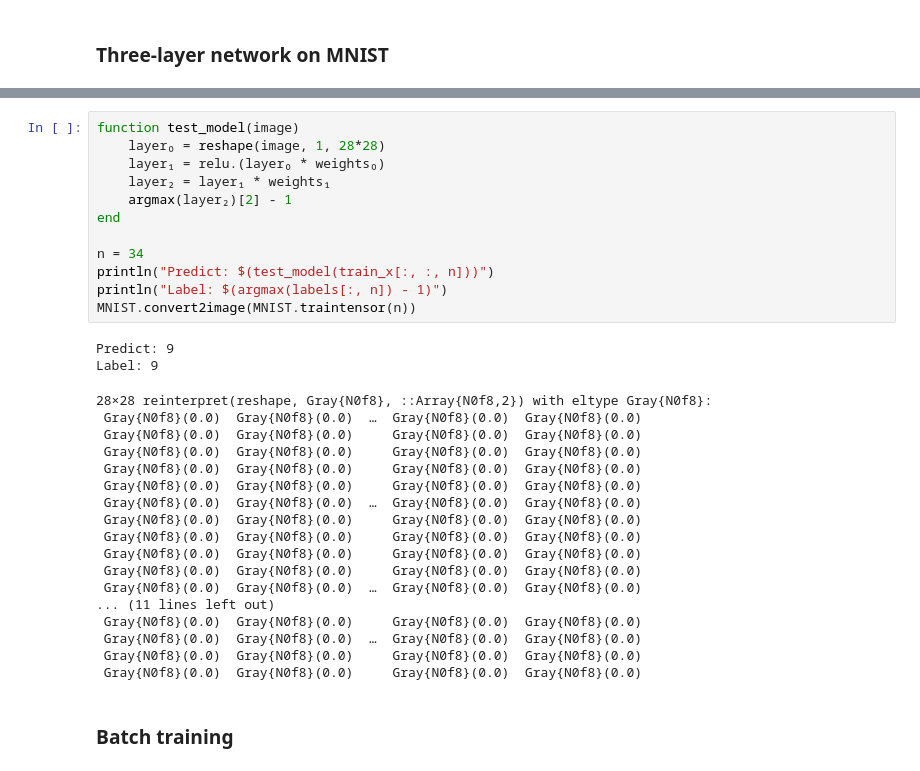
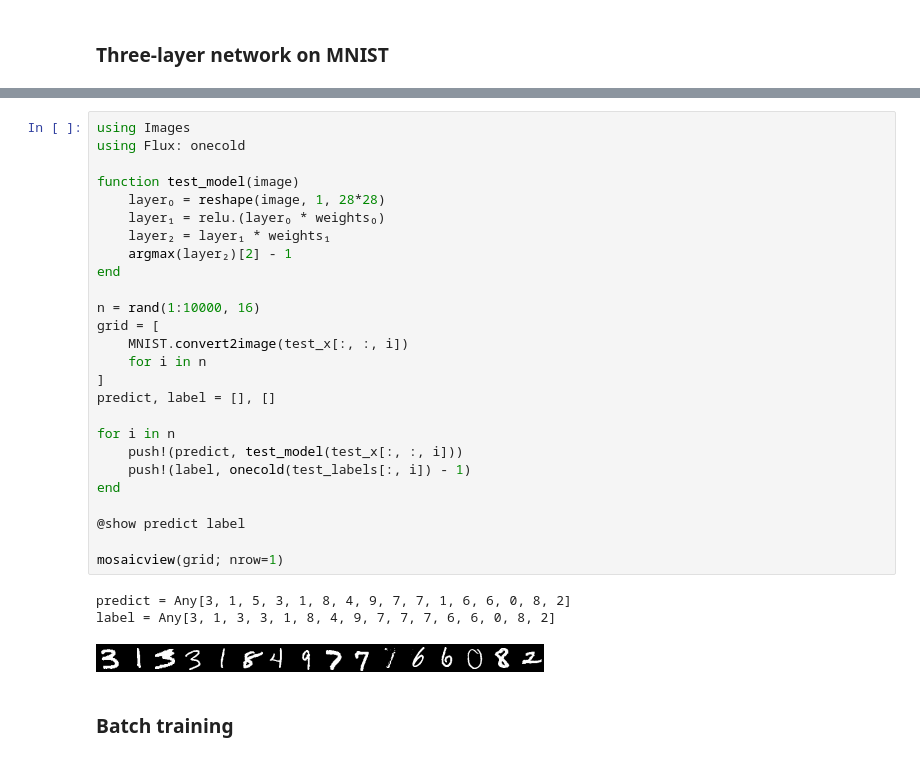
Before and after one commit to tudoanh/machine-learning, a Jupyter notebook: Learn ML.ipynb, the cells around one changed output, grey strips where cells are left out. Drawn from its saved outputs; the diff is of its cells as text.

```diff
--- a/Learn ML.ipynb
+++ b/Learn ML.ipynb
@@ -367,34 +366,32 @@ test_correct = 0.8829
-# %%
-function test_model(image)
-    layer₀ = reshape(image, 1, 28*28)
-    layer₁ = relu.(layer₀ * weights₀)
-    layer₂ = layer₁ * weights₁
-    argmax(layer₂)[2] - 1
-end
-
-n = 34
-println("Predict: $(test_model(train_x[:, :, n]))")
-println("Label: $(argmax(labels[:, n]) - 1)")
-MNIST.convert2image(MNIST.traintensor(n))
-# %% [output]
-Predict: 9
-Label: 9
-28×28 reinterpret(reshape, Gray{N0f8}, ::Array{N0f8,2}) with eltype Gray{N0f8}:
- Gray{N0f8}(0.0)  Gray{N0f8}(0.0)  …  Gray{N0f8}(0.0)  Gray{N0f8}(0.0)
- Gray{N0f8}(0.0)  Gray{N0f8}(0.0)     Gray{N0f8}(0.0)  Gray{N0f8}(0.0)
- Gray{N0f8}(0.0)  Gray{N0f8}(0.0)     Gray{N0f8}(0.0)  Gray{N0f8}(0.0)
- Gray{N0f8}(0.0)  Gray{N0f8}(0.0)     Gray{N0f8}(0.0)  Gray{N0f8}(0.0)
- Gray{N0f8}(0.0)  Gray{N0f8}(0.0)     Gray{N0f8}(0.0)  Gray{N0f8}(0.0)
- Gray{N0f8}(0.0)  Gray{N0f8}(0.0)  …  Gray{N0f8}(0.0)  Gray{N0f8}(0.0)
- Gray{N0f8}(0.0)  Gray{N0f8}(0.0)     Gray{N0f8}(0.0)  Gray{N0f8}(0.0)
- Gray{N0f8}(0.0)  Gray{N0f8}(0.0)     Gray{N0f8}(0.0)  Gray{N0f8}(0.0)
- Gray{N0f8}(0.0)  Gray{N0f8}(0.0)     Gray{N0f8}(0.0)  Gray{N0f8}(0.0)
- Gray{N0f8}(0.0)  Gray{N0f8}(0.0)     Gray{N0f8}(0.0)  Gray{N0f8}(0.0)
- Gray{N0f8}(0.0)  Gray{N0f8}(0.0)  …  Gray{N0f8}(0.0)  Gray{N0f8}(0.0)
-... (11 lines left out)
- Gray{N0f8}(0.0)  Gray{N0f8}(0.0)     Gray{N0f8}(0.0)  Gray{N0f8}(0.0)
- Gray{N0f8}(0.0)  Gray{N0f8}(0.0)  …  Gray{N0f8}(0.0)  Gray{N0f8}(0.0)
- Gray{N0f8}(0.0)  Gray{N0f8}(0.0)     Gray{N0f8}(0.0)  Gray{N0f8}(0.0)
- Gray{N0f8}(0.0)  Gray{N0f8}(0.0)     Gray{N0f8}(0.0)  Gray{N0f8}(0.0)
+# %%
+using Images
+using Flux: onecold
+
+function test_model(image)
+    layer₀ = reshape(image, 1, 28*28)
+    layer₁ = relu.(layer₀ * weights₀)
+    layer₂ = layer₁ * weights₁
+    argmax(layer₂)[2] - 1
+end
+
+n = rand(1:10000, 16)
+grid = [
+    MNIST.convert2image(test_x[:, :, i])
+    for i in n
+]
+predict, label = [], []
+
+for i in n
+    push!(predict, test_model(test_x[:, :, i]))
+    push!(label, onecold(test_labels[:, i]) - 1)
+end
+
+@show predict label
+
+mosaicview(grid; nrow=1)
+# %% [output]
+predict = Any[3, 1, 5, 3, 1, 8, 4, 9, 7, 7, 1, 6, 6, 0, 8, 2]
+label = Any[3, 1, 3, 3, 1, 8, 4, 9, 7, 7, 7, 6, 6, 0, 8, 2]
+[figure, added]
 # %% [markdown]
 ### Batch training
```
Also changed, not shown: parts of 13 cells of this notebook.
